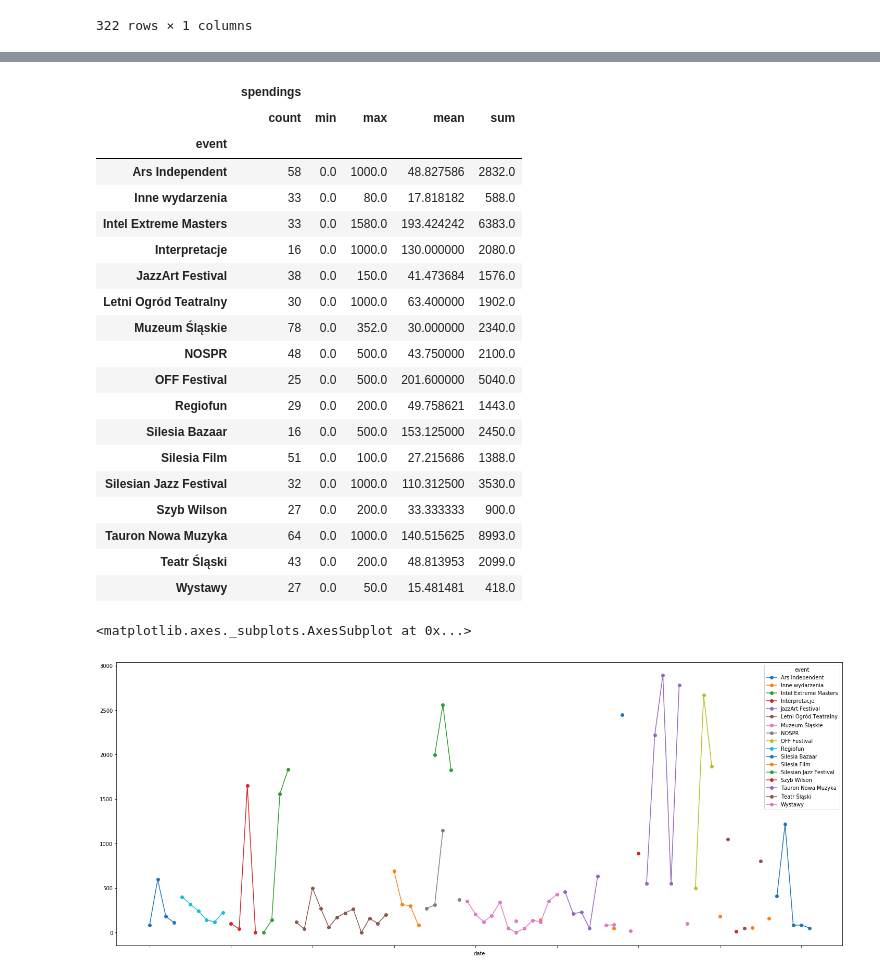
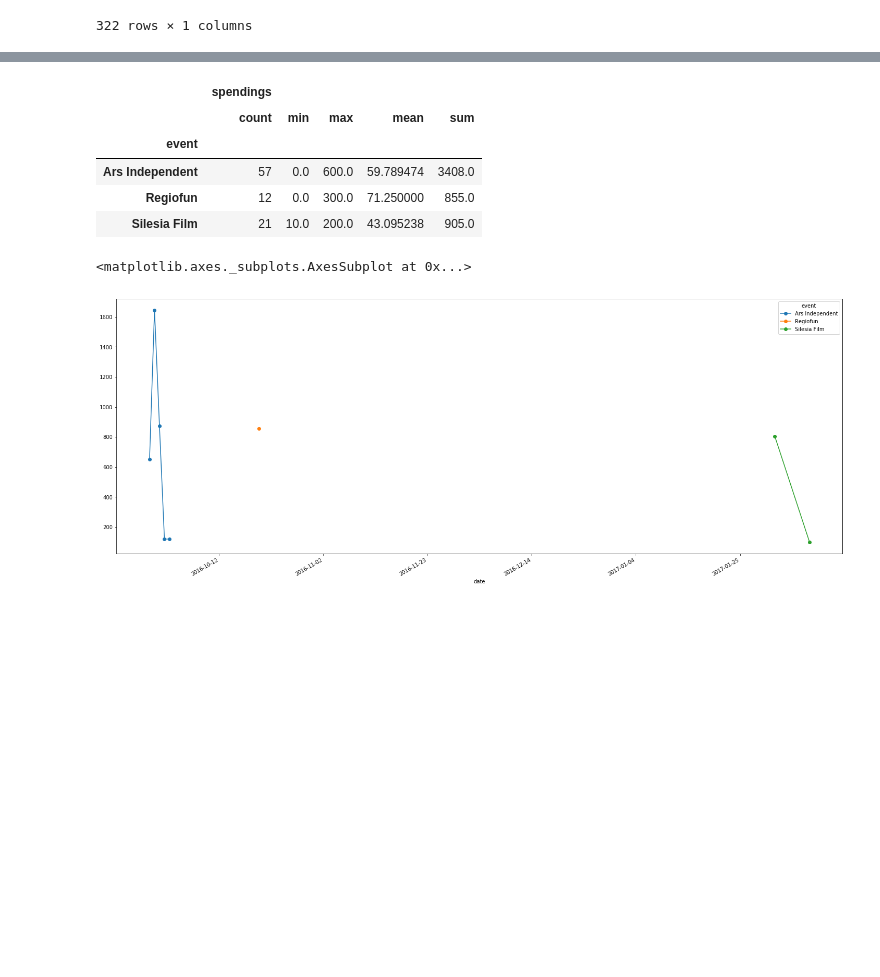
Before and after one commit to firemark/katowice-culture-survey, a Jupyter notebook: firemark.ipynb, the cells around one changed output, grey strips where cells are left out. Cells and saved outputs as stored; diff of their text form; code cells hidden in the pictures; blank space fills up the shorter version.

```diff
--- a/firemark.ipynb
+++ b/firemark.ipynb
@@ -10,3 +10,5 @@ import pandas as pd
 # %%
 fm = pd.read_csv('survey-data.csv')
 fm = fm.assign(id=pd.Series( range(1, len(fm) + 1) ))  # trudne - przydzielamy osobne ID do wiersza
+fm = fm.assign(date=pd.to_datetime(fm.date, format='%Y-%m-%d'))  # tez trudne - zmieniamy na "timestamp"
+len(fm)
@@ -50,4 +107,4 @@ fm[:5]
 # %%
-kat = fm[fm.address_city == 'Katowice']  # wyciagamy tylko wyniki z Katowic
-len(kat)
+kino = fm[fm.place == 'Kino Światowid']  # wyciagamy tylko wyniki z Kina światowid
+len(kino)
 # %% [output]
@@ -141,34 +187,20 @@ array([[<matplotlib.axes._subplots.AxesSubplot object at 0x...>,
 # %%
 (
-    kat
+    kino
     .groupby('event')
     .agg(['count', 'min', 'max', 'mean', 'sum'])
     [ [ 'spendings'] ]
 )
 # %% [output]
 |  | spendings |  |  |  |  |
 |  | count | min | max | mean | sum |
 | event |  |  |  |  |  |
-| Ars Independent | 58 | 0.0 | 1000.0 | 48.827586 | 2832.0 |
-| Inne wydarzenia | 33 | 0.0 | 80.0 | 17.818182 | 588.0 |
-| Intel Extreme Masters | 33 | 0.0 | 1580.0 | 193.424242 | 6383.0 |
-| Interpretacje | 16 | 0.0 | 1000.0 | 130.000000 | 2080.0 |
-| JazzArt Festival | 38 | 0.0 | 150.0 | 41.473684 | 1576.0 |
-| Letni Ogród Teatralny | 30 | 0.0 | 1000.0 | 63.400000 | 1902.0 |
-| Muzeum Śląskie | 78 | 0.0 | 352.0 | 30.000000 | 2340.0 |
-| NOSPR | 48 | 0.0 | 500.0 | 43.750000 | 2100.0 |
-| OFF Festival | 25 | 0.0 | 500.0 | 201.600000 | 5040.0 |
-| Regiofun | 29 | 0.0 | 200.0 | 49.758621 | 1443.0 |
-| Silesia Bazaar | 16 | 0.0 | 500.0 | 153.125000 | 2450.0 |
-| Silesia Film | 51 | 0.0 | 100.0 | 27.215686 | 1388.0 |
-| Silesian Jazz Festival | 32 | 0.0 | 1000.0 | 110.312500 | 3530.0 |
-| Szyb Wilson | 27 | 0.0 | 200.0 | 33.333333 | 900.0 |
-| Tauron Nowa Muzyka | 64 | 0.0 | 1000.0 | 140.515625 | 8993.0 |
-| Teatr Śląski | 43 | 0.0 | 200.0 | 48.813953 | 2099.0 |
-| Wystawy | 27 | 0.0 | 50.0 | 15.481481 | 418.0 |
+| Ars Independent | 57 | 0.0 | 600.0 | 59.789474 | 3408.0 |
+| Regiofun | 12 | 0.0 | 300.0 | 71.250000 | 855.0 |
+| Silesia Film | 21 | 10.0 | 200.0 | 43.095238 | 905.0 |
 # %%
 (
-    kat
+    kino
     .groupby(['date', 'event'])
     .sum()['spendings']
     .unstack()
@@ -176,4 +208,4 @@ array([[<matplotlib.axes._subplots.AxesSubplot object at 0x...>,
 )
 # %% [output]
 <matplotlib.axes._subplots.AxesSubplot at 0x...>
-[figure, old version]
+[figure, new version]
```
Also changed, not shown: parts of 10 cells of this notebook.
